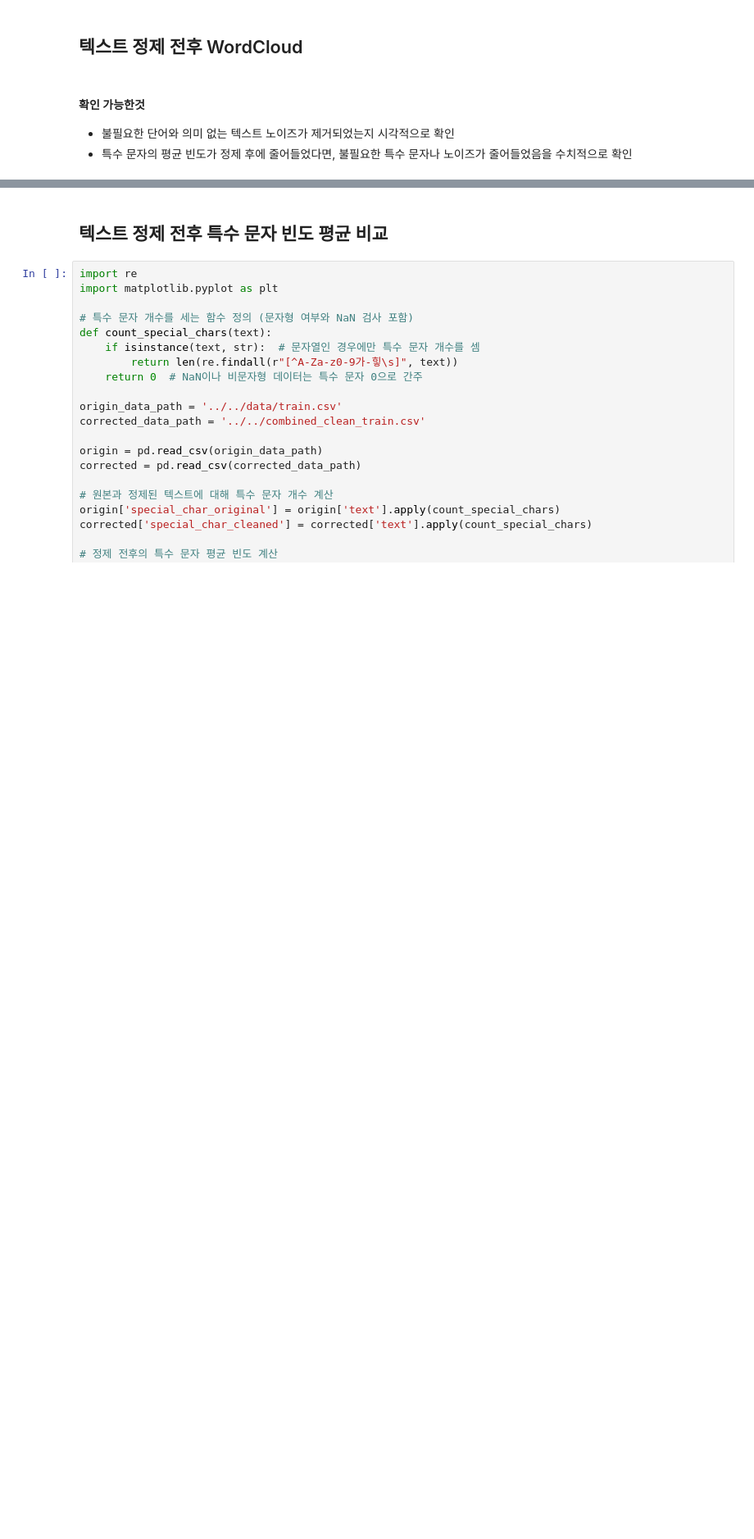
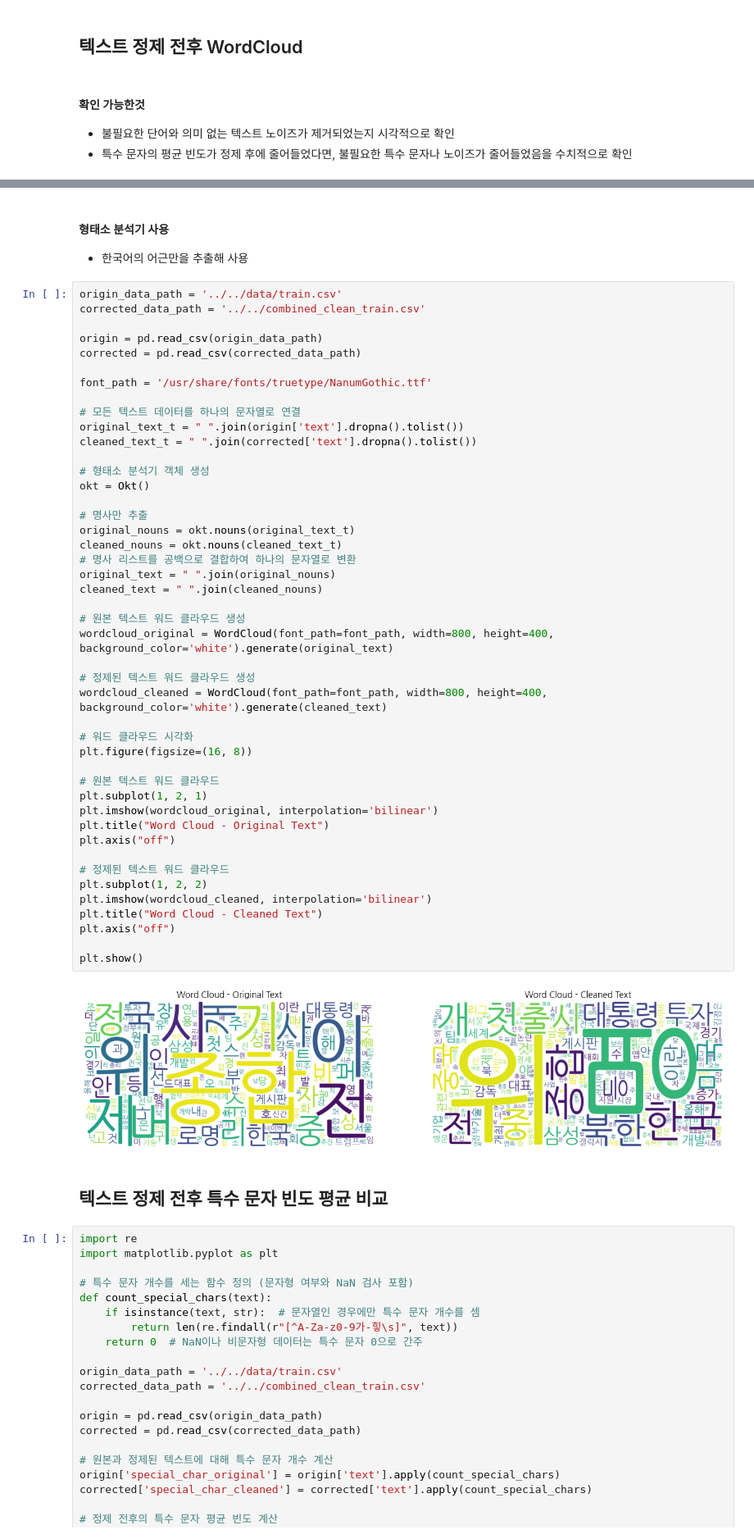
Before and after one commit to boostcampaitech7/level2-nlp-datacentric-nlp-01, a Jupyter notebook: src/EDA/Comparison.ipynb, the cells around one changed output, grey strips where cells are left out. Shown at 82% size. Cells and saved outputs as stored; diff of their text form; blank space fills up the shorter version.

```diff
--- a/src/EDA/Comparison.ipynb
+++ b/src/EDA/Comparison.ipynb
@@ -53,3 +58,53 @@ plt.show()
+# %% [markdown]
+#### 형태소 분석기 사용
+- 한국어의 어근만을 추출해 사용
+# %%
+origin_data_path = '../../data/train.csv'
+corrected_data_path = '../../combined_clean_train.csv'
+
+origin = pd.read_csv(origin_data_path)
+corrected = pd.read_csv(corrected_data_path)
+
+font_path = '/usr/share/fonts/truetype/NanumGothic.ttf'
+
+# 모든 텍스트 데이터를 하나의 문자열로 연결
+original_text_t = " ".join(origin['text'].dropna().tolist())
+cleaned_text_t = " ".join(corrected['text'].dropna().tolist())
+
+# 형태소 분석기 객체 생성
+okt = Okt()
+
+# 명사만 추출
+original_nouns = okt.nouns(original_text_t)
+cleaned_nouns = okt.nouns(cleaned_text_t)
+# 명사 리스트를 공백으로 결합하여 하나의 문자열로 변환
+original_text = " ".join(original_nouns)
+cleaned_text = " ".join(cleaned_nouns)
+
+# 원본 텍스트 워드 클라우드 생성
+wordcloud_original = WordCloud(font_path=font_path, width=800, height=400, background_color='white').generate(original_text)
+
+# 정제된 텍스트 워드 클라우드 생성
+wordcloud_cleaned = WordCloud(font_path=font_path, width=800, height=400, background_color='white').generate(cleaned_text)
+
+# 워드 클라우드 시각화
+plt.figure(figsize=(16, 8))
+
+# 원본 텍스트 워드 클라우드
+plt.subplot(1, 2, 1)
+plt.imshow(wordcloud_original, interpolation='bilinear')
+plt.title("Word Cloud - Original Text")
+plt.axis("off")
+
+# 정제된 텍스트 워드 클라우드
+plt.subplot(1, 2, 2)
+plt.imshow(wordcloud_cleaned, interpolation='bilinear')
+plt.title("Word Cloud - Cleaned Text")
+plt.axis("off")
+
+plt.show()
+# %% [output]
+[figure, added]
 # %% [markdown]
 ## 텍스트 정제 전후 특수 문자 빈도 평균 비교
 # %%
```
Also changed, not shown: parts of 3 cells of this notebook.
